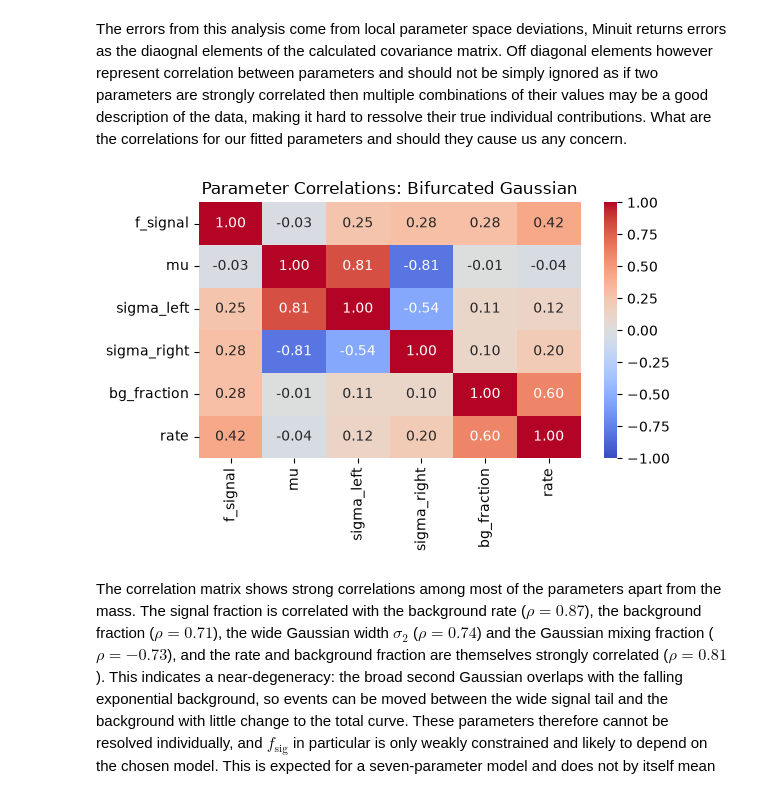
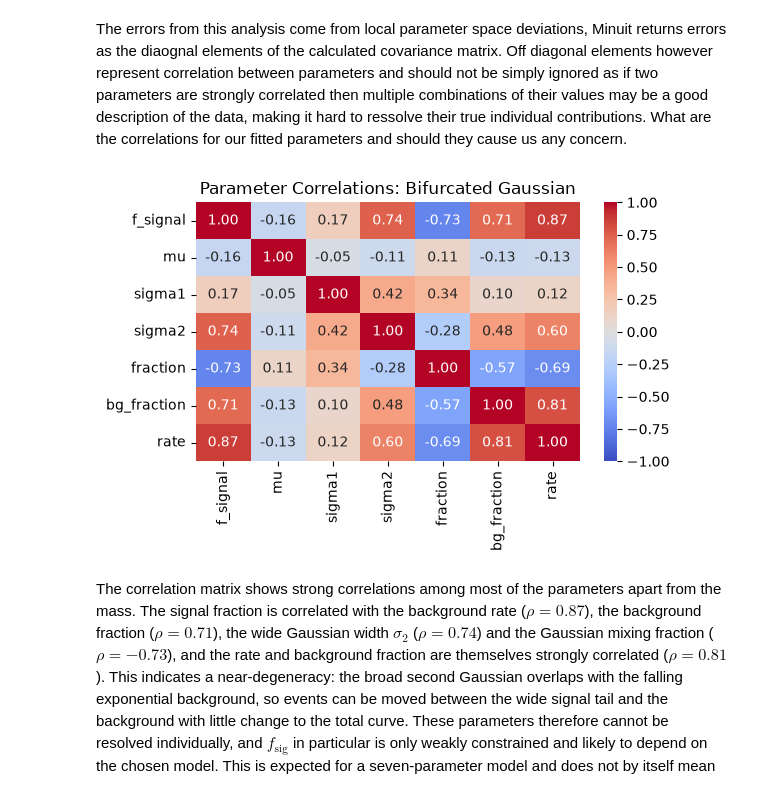
Before and after one commit to OlCrock/DAML, a Jupyter notebook: Project 1/project1.ipynb, the cells around one changed output. Drawn from its saved outputs; the diff is of its cells as text; code cells hidden in the pictures.

```diff
--- a/Project 1/project1.ipynb
+++ b/Project 1/project1.ipynb
@@ -295,29 +295,29 @@ The errors from this analysis come from local parameter space deviations, Minuit
 # %%
 import seaborn as sns
 # find the covariance matrix for the best fit model
 
-best_minuit = minimisers[fit_results[2]["Model"]]
-models = model_specs[fit_results[2]["Model"]]["names"]
+best_minuit = minimisers[fit_results[1]["Model"]]
+models = model_specs[fit_results[1]["Model"]]["names"]
 
 # Extract the covariance matrix
 cov = np.asarray(best_minuit.covariance)
 
 # Convert covariance to correlation matrix
 diag = np.sqrt(np.diag(cov))
 corr = cov / np.outer(diag, diag)
 
 # Print a readable table
 corr_df = pd.DataFrame(corr, index=models, columns=models)
 
 plt.figure(figsize=(6, 4))
 
 sns.heatmap(corr_df, annot=True, fmt=".2f", cmap="coolwarm", vmin=-1, vmax=1, center=0)
 
 plt.title("Parameter Correlations: " + fit_results[2]["Model"])
 plt.tight_layout()
 plt.show()
 # %% [output]
-[figure, old version]
+[figure, new version]
 # %% [markdown]
 The correlation matrix shows strong correlations among most of the parameters apart from the mass. The signal fraction is correlated with the background rate ($\rho=0.87$), the background fraction ($\rho=0.71$), the wide Gaussian width $\sigma_2$ ($\rho=0.74$) and the Gaussian mixing fraction ($\rho=-0.73$), and the rate and background fraction are themselves strongly correlated ($\rho=0.81$). This indicates a near-degeneracy: the broad second Gaussian overlaps with the falling exponential background, so events can be moved between the wide signal tail and the background with little change to the total curve. These parameters therefore cannot be resolved individually, and $f_\text{sig}$ in particular is only weakly constrained and likely to depend on the chosen model. This is expected for a seven-parameter model and does not by itself mean the fit is bad, but it does mean $f_\text{sig}$ needs a larger systematic uncertainty. Importantly, $\mu$ is almost uncorrelated with everything ($|\rho|\le0.16$), so the quantity we are mainly extracting is well constrained.
 # %% [markdown]
```
